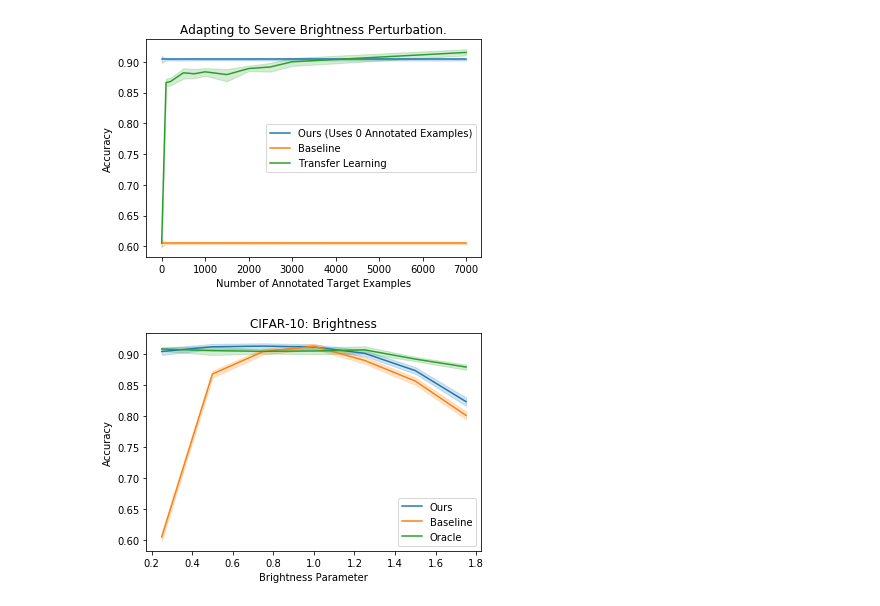
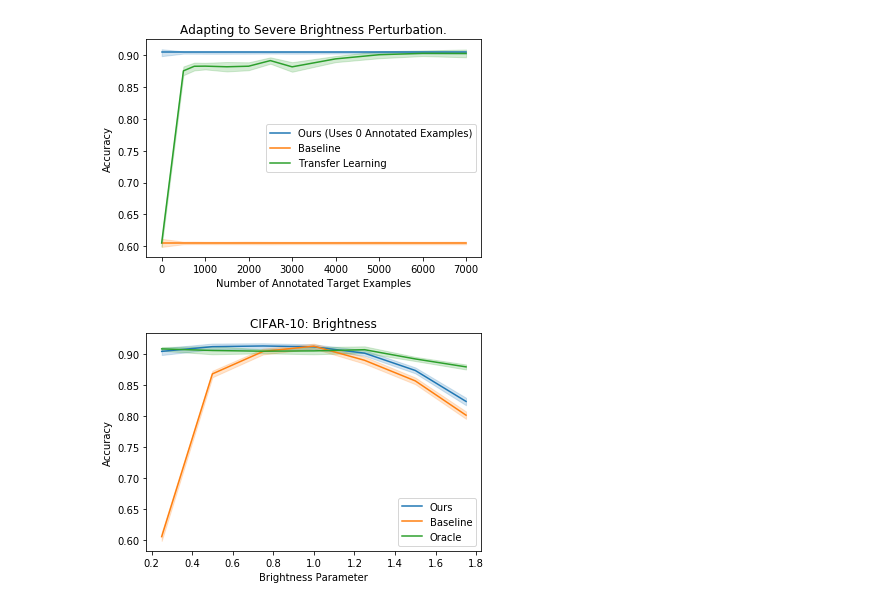
Before and after one commit to roshni714/learn_transformation, a Jupyter notebook: baselines.ipynb, the cells around one changed output. Cells and saved outputs as stored; diff of their text form; code cells hidden in the pictures.

```diff
--- a/baselines.ipynb
+++ b/baselines.ipynb
@@ -28,26 +28,26 @@ plt.savefig("paper_figs/tl_mild_br.pdf")
 # %%
-df = pd.read_csv("tl_br_050.csv")
+df = pd.read_csv("tl_br_025.csv")
 df2 = pd.read_csv("results_brightness.csv")
 df2 = df2[df2.brightness_param == 0.25]
 df2["n_examples"] = [0 for i in range(len(df2))]
 df2_copy = df2.copy(deep=True)
 for i in df["n_examples"]:
     df2["n_examples"] = [i for j in range(len(df2))]
     df2_copy = df2_copy.append(df2)
 
 df3 = df2[df2.brightness_param == 0.25]
 for i in range(len(df3)):
     df = df.append({"n_examples": 0, "accuracy": df3.iloc[i]["pretrained_acc"]}, ignore_index=True)
 df = df.sort_values(by="n_examples")
 
 
 ax = sns.lineplot(x="n_examples", y="tnet_acc", data=df2_copy, label="Ours (Uses 0 Annotated Examples)")
 sns.lineplot(x="n_examples", y="pretrained_acc", data=df2_copy, label="Baseline")
 sns.lineplot(data=df, x="n_examples", y="accuracy", label="Transfer Learning")
 ax.set(xlabel="Number of Annotated Target Examples", ylabel="Accuracy", title="Adapting to Severe Brightness Perturbation.")
 plt.savefig("paper_figs/tl_severe_br.pdf")
 # %% [output]
-[figure, old version]
+[figure, new version]
 # %%
 df2 = pd.read_csv("results_brightness.csv")
 
```
Also changed, not shown: parts of 5 cells of this notebook, 11 other files.
